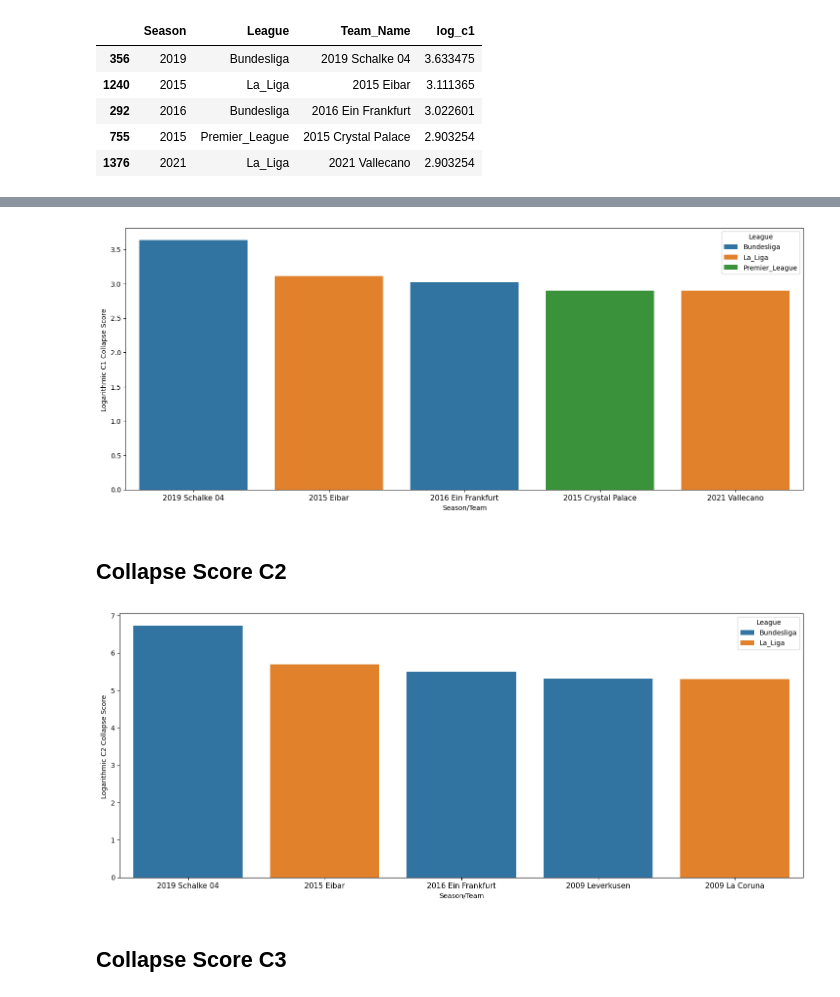
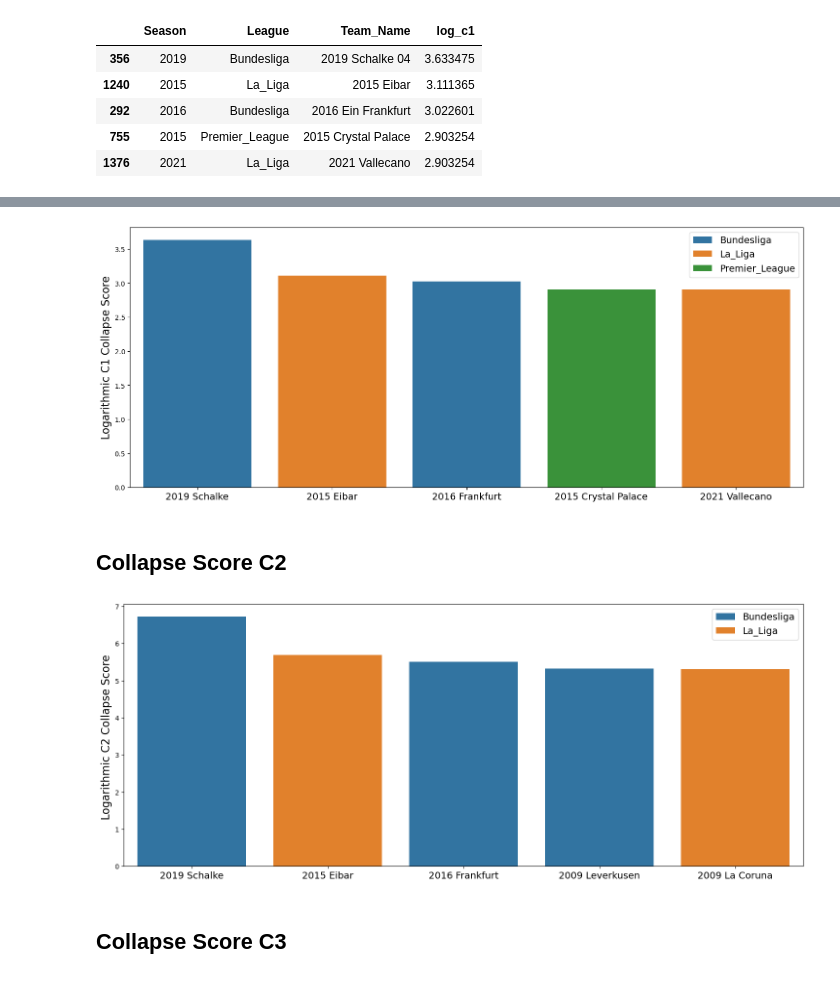
Before and after one commit to RyanRegalado/Win-Loss-Sequences-Sp2026, a Jupyter notebook: output/soccer_us_leagues_combined_visualizations_projII.ipynb, the cells around one changed output, grey strips where cells are left out. Cells and saved outputs as stored; diff of their text form; code cells hidden in the pictures.

```diff
--- a/output/soccer_us_leagues_combined_visualizations_projII.ipynb
+++ b/output/soccer_us_leagues_combined_visualizations_projII.ipynb
@@ -383,3 +383,7 @@ top5_c1
 | 292 | 2016 | Bundesliga | 2016 Ein Frankfurt | 3.022601 |
 | 755 | 2015 | Premier_League | 2015 Crystal Palace | 2.903254 |
 | 1376 | 2021 | La_Liga | 2021 Vallecano | 2.903254 |
+# %%
+top5_c1['Team_Name'] = top5_c1['Team_Name'].replace("2019 Schalke 04", "2019 Schalke")
+top5_c1['Team_Name'] = top5_c1['Team_Name'].replace("2016 Ein Frankfurt", "2016 Frankfurt")
+top5_c1
@@ -386,25 +419,29 @@ top5_c1
 # %%
 plt.figure(figsize=(18,7))
 
 sns.barplot(x=top5_c1['Team_Name'], y = top5_c1['log_c1'], palette = 'tab10', hue = top5_c1['League'])
-plt.xlabel('Season/Team')
-plt.ylabel('Logarithmic C1 Collapse Score ')
-plt.xticks(fontsize=11)
+plt.xlabel(None)
+plt.ylabel('Logarithmic C1 Collapse Score', fontsize=16)
+plt.legend(fontsize=14, title_fontsize=15)
+plt.xticks(fontsize=14)
+plt.savefig("soccer_top5_c1_collapses.png", dpi=300, bbox_inches='tight')
 plt.show()
 # %% [output]
-[figure, old version]
+[figure, new version]
 # %% [markdown]
 ## Collapse Score C2
 # %%
 plt.figure(figsize=(18,7))
 
 sns.barplot(x=top5_c2['Team_Name'], y = top5_c2['log_c2'], palette = 'tab10', hue = top5_c2['League'])
-plt.xlabel('Season/Team')
-plt.ylabel('Logarithmic C2 Collapse Score ')
-plt.xticks(fontsize=11)
+plt.xlabel(None)
+plt.ylabel('Logarithmic C2 Collapse Score ', fontsize = 16)
+plt.legend(fontsize=14, title_fontsize=15)
+plt.xticks(fontsize=14)
+plt.savefig("soccer_top5_c2_collapses.png", dpi=300, bbox_inches='tight')
 plt.show()
 # %% [output]
-[figure, old version]
+[figure, new version]
 # %% [markdown]
 ## Collapse Score C3
 # %%
```
Also changed, not shown: parts of 8 cells of this notebook, 7 other files.
